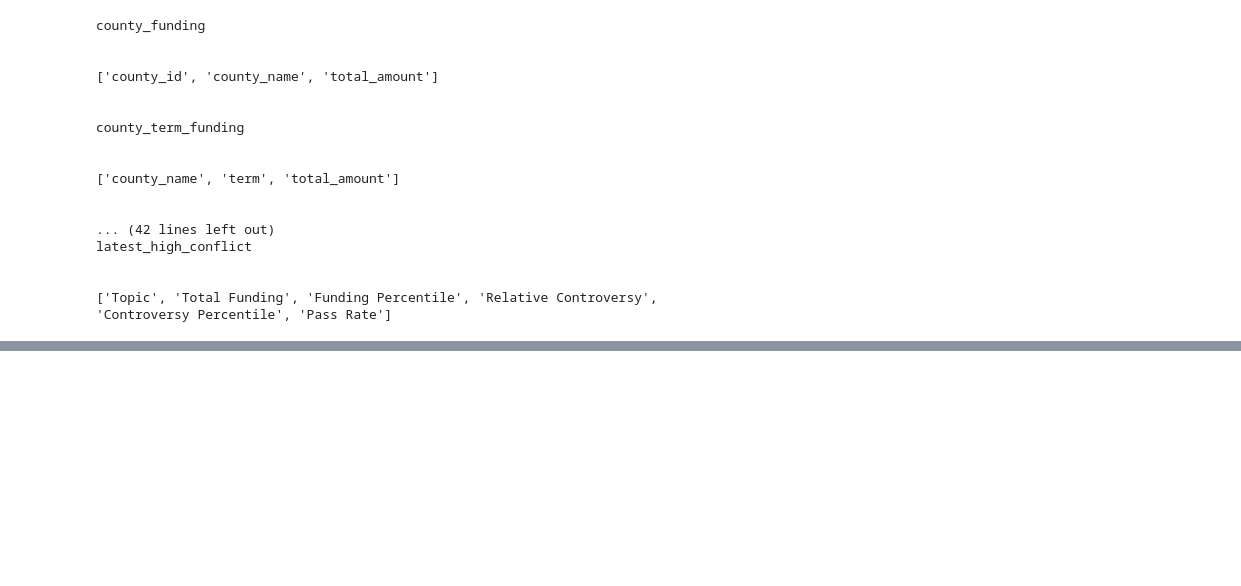
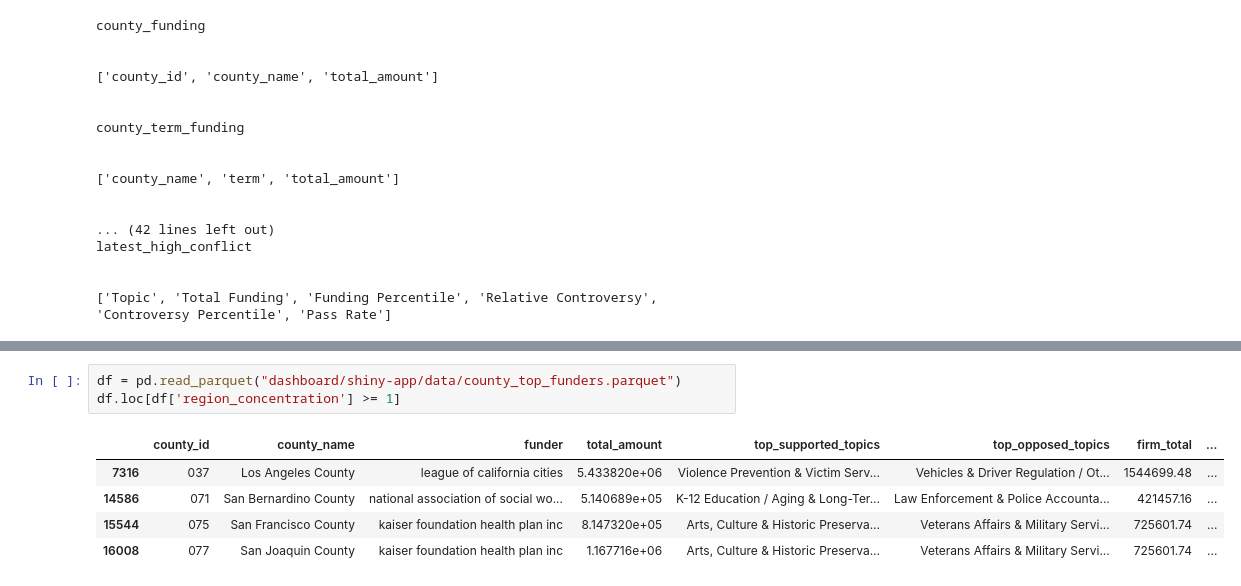
Before and after one commit to emeliasprott/Capstone, a Jupyter notebook: comps.ipynb, the cells around one changed output, grey strips where cells are left out. Saved outputs shown, nothing was run; the diff lists cells and outputs as text; blank space fills up the shorter version.

```diff
--- a/comps.ipynb
+++ b/comps.ipynb
@@ -1536,0 +1574,9 @@ latest_high_conflict
+# %%
+df = pd.read_parquet("dashboard/shiny-app/data/county_top_funders.parquet")
+df.loc[df['region_concentration'] >= 1]
+# %% [output]
+|  | county_id | county_name | funder | total_amount | top_supported_topics | top_opposed_topics | firm_total | ... |
+| 7316 | 037 | Los Angeles County | league of california cities | 5.433820e+06 | Violence Prevention & Victim Serv... | Vehicles & Driver Regulation / Ot... | 1544699.48 | ... |
+| 14586 | 071 | San Bernardino County | national association of social wo... | 5.140689e+05 | K-12 Education / Aging & Long-Ter... | Law Enforcement & Police Accounta... | 421457.16 | ... |
+| 15544 | 075 | San Francisco County | kaiser foundation health plan inc | 8.147320e+05 | Arts, Culture & Historic Preserva... | Veterans Affairs & Military Servi... | 725601.74 | ... |
+| 16008 | 077 | San Joaquin County | kaiser foundation health plan inc | 1.167716e+06 | Arts, Culture & Historic Preserva... | Veterans Affairs & Military Servi... | 725601.74 | ... |
```
Also changed, not shown: parts of 5 cells of this notebook, 2 other files.
